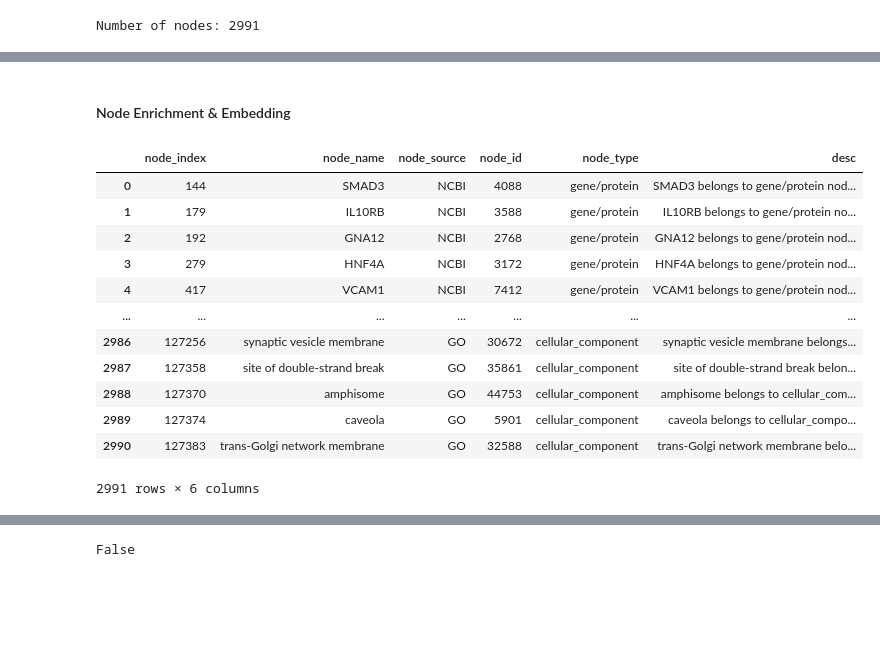
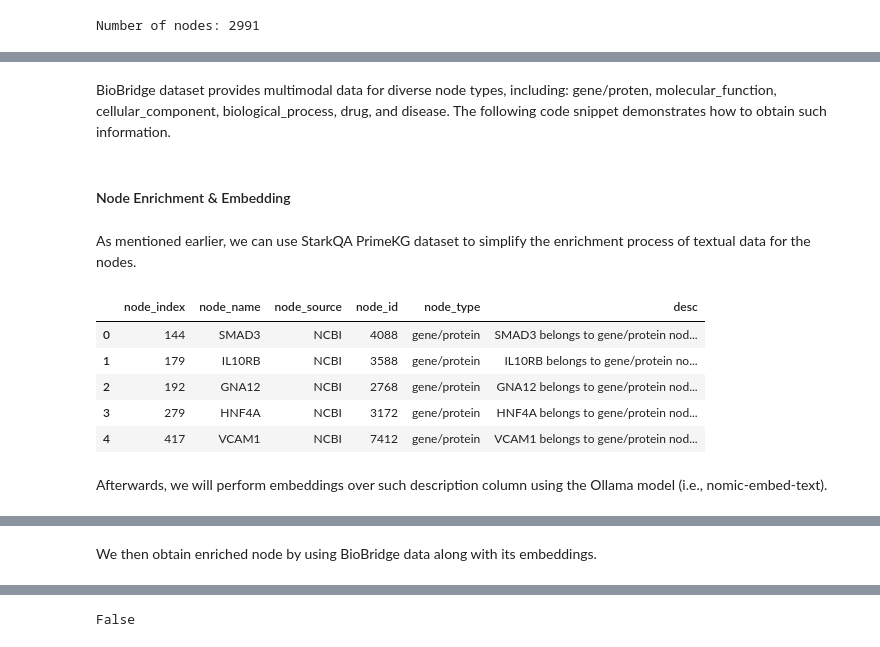
Before and after one commit to VirtualPatientEngine/AIAgents4Pharma, a Jupyter notebook: docs/notebooks/talk2knowledgegraphs/tutorial_biobridge_primekg_multimodal .ipynb, the cells around one changed output, grey strips where cells are left out. Drawn from its saved outputs; the diff is of its cells as text; code cells hidden in the pictures; blank space fills up the shorter version.

```diff
--- a/docs/notebooks/talk2knowledgegraphs/tutorial_biobridge_primekg_multimodal .ipynb
+++ b/docs/notebooks/talk2knowledgegraphs/tutorial_biobridge_primekg_multimodal .ipynb
@@ -134,3 +140,6 @@ Number of nodes: 2991
+# %% [markdown]
+BioBridge dataset provides multimodal data for diverse node types, including: gene/proten, molecular_function, cellular_component, biological_process, drug, and disease.
+The following code snippet demonstrates how to obtain such information.
 # %%
 # Define feature columns
 dict_feature_columns = {
@@ -146,6 +155,8 @@ dict_feature_columns = {
 biobridge_node_embeddings = biobridge_data.get_node_embeddings()
 # %% [markdown]
 #### Node Enrichment & Embedding
+# %% [markdown]
+As mentioned earlier, we can use StarkQA PrimeKG dataset to simplify the enrichment process of textual data for the nodes.
 # %%
 def get_textual_enrichment(data, node_info):
     """
@@ -179,23 +190,18 @@ def get_textual_enrichment(data, node_info):
     enriched_node += added_info
     return enriched_node
 # %%
-# Enrich the nodes with additional textual description from StarkQA-PrimeKG
+# Enrich the node with additional textual description from StarkQA-PrimeKG
 nodes_df["desc"] = nodes_df.apply(lambda x: get_textual_enrichment(x, starkqa_node_info[x['node_index']]), axis=1)
-nodes_df
+nodes_df.head(5)
 # %% [output]
 |  | node_index | node_name | node_source | node_id | node_type | desc |
 | 0 | 144 | SMAD3 | NCBI | 4088 | gene/protein | SMAD3 belongs to gene/protein nod... |
 | 1 | 179 | IL10RB | NCBI | 3588 | gene/protein | IL10RB belongs to gene/protein no... |
 | 2 | 192 | GNA12 | NCBI | 2768 | gene/protein | GNA12 belongs to gene/protein nod... |
 | 3 | 279 | HNF4A | NCBI | 3172 | gene/protein | HNF4A belongs to gene/protein nod... |
 | 4 | 417 | VCAM1 | NCBI | 7412 | gene/protein | VCAM1 belongs to gene/protein nod... |
-| ... | ... | ... | ... | ... | ... | ... |
-| 2986 | 127256 | synaptic vesicle membrane | GO | 30672 | cellular_component | synaptic vesicle membrane belongs... |
-| 2987 | 127358 | site of double-strand break | GO | 35861 | cellular_component | site of double-strand break belon... |
-| 2988 | 127370 | amphisome | GO | 44753 | cellular_component | amphisome belongs to cellular_com... |
-| 2989 | 127374 | caveola | GO | 5901 | cellular_component | caveola belongs to cellular_compo... |
-| 2990 | 127383 | trans-Golgi network membrane | GO | 32588 | cellular_component | trans-Golgi network membrane belo... |
-2991 rows × 6 columns
+# %% [markdown]
+Afterwards, we will perform embeddings over such description column using the Ollama model (i.e., nomic-embed-text).
 # %%
 # Update textual pre-loaded embeddings from BioBride with 'nomic-embed-text' embeddings
 # Using nomic-ai/nomic-embed-text-v1.5 model via Ollama
@@ -218,6 +224,8 @@ nodes_df.head(5)
 | 2 | 192 | GNA12 | NCBI | 2768 | gene/protein | GNA12 belongs to gene/protein nod... | [0.003668847, 0.05138056, -0.1386... |
 | 3 | 279 | HNF4A | NCBI | 3172 | gene/protein | HNF4A belongs to gene/protein nod... | [0.017971933, 0.021827668, -0.154... |
 | 4 | 417 | VCAM1 | NCBI | 7412 | gene/protein | VCAM1 belongs to gene/protein nod... | [0.04492683, 0.02438596, -0.15689... |
+# %% [markdown]
+We then obtain enriched node by using BioBridge data along with its embeddings.
 # %%
 # Obtain modality-specific information
 nodes_df["enriched_node"] = nodes_df.apply(lambda x:
```
Also changed, not shown: parts of 30 cells of this notebook, 2 other files.
